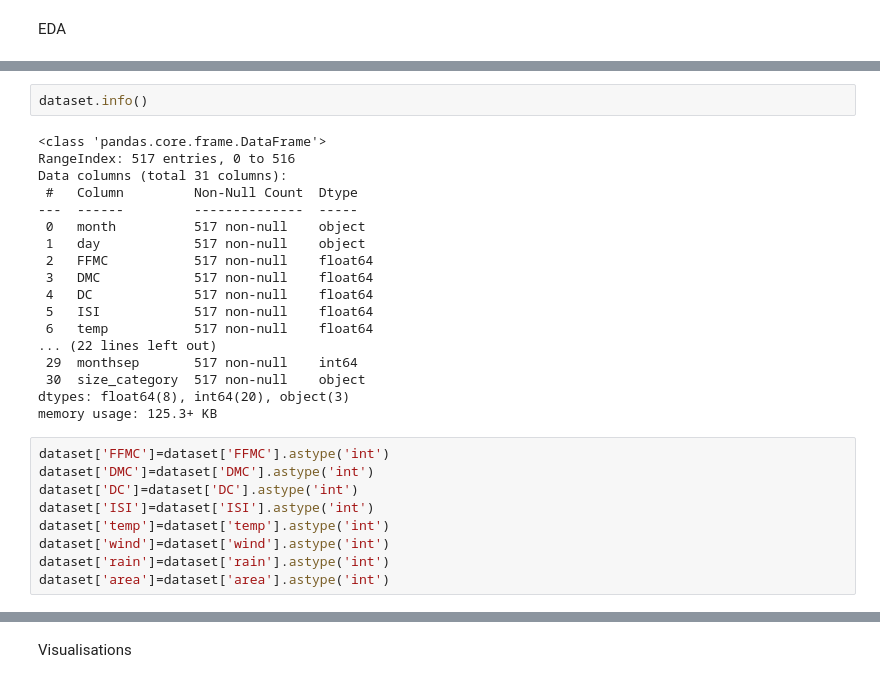
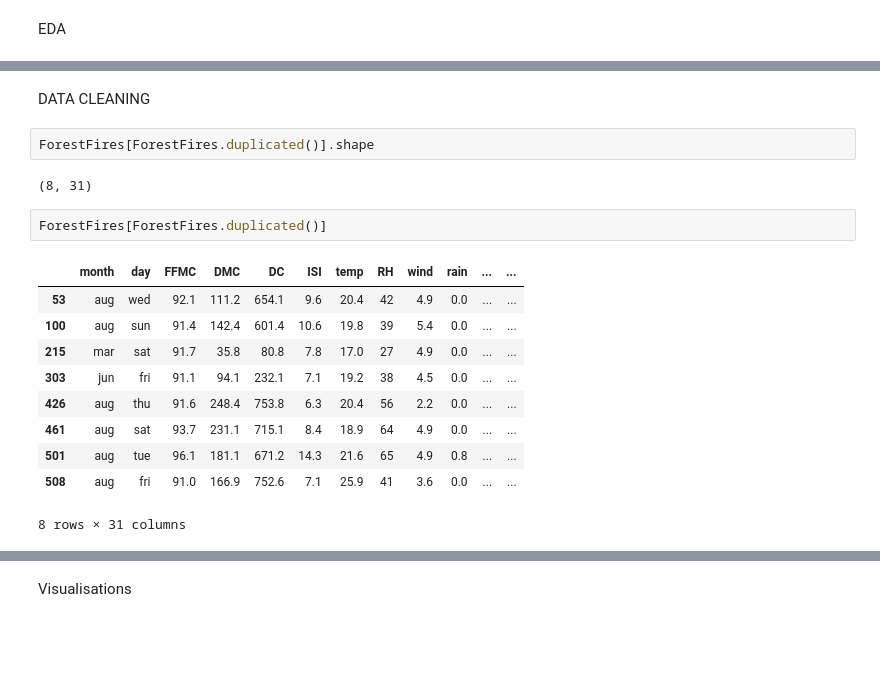
Before and after one commit to aravind7655/ML-Case-Studies, a Jupyter notebook: ForestFires.ipynb, the cells around one changed output, grey strips where cells are left out. Cells and saved outputs as stored; diff of their text form; blank space fills up the shorter version.

```diff
--- a/ForestFires.ipynb
+++ b/ForestFires.ipynb
@@ -84,29 +72,19 @@ Length: 517, dtype: bool
-# %%
-dataset.info()
-# %% [output]
-<class 'pandas.core.frame.DataFrame'>
-RangeIndex: 517 entries, 0 to 516
-Data columns (total 31 columns):
- #   Column         Non-Null Count  Dtype
----  ------         --------------  -----
- 0   month          517 non-null    object
- 1   day            517 non-null    object
- 2   FFMC           517 non-null    float64
- 3   DMC            517 non-null    float64
- 4   DC             517 non-null    float64
- 5   ISI            517 non-null    float64
- 6   temp           517 non-null    float64
-... (22 lines left out)
- 29  monthsep       517 non-null    int64
- 30  size_category  517 non-null    object
-dtypes: float64(8), int64(20), object(3)
-memory usage: 125.3+ KB
-# %%
-dataset['FFMC']=dataset['FFMC'].astype('int')
-dataset['DMC']=dataset['DMC'].astype('int')
-dataset['DC']=dataset['DC'].astype('int')
-dataset['ISI']=dataset['ISI'].astype('int')
-dataset['temp']=dataset['temp'].astype('int')
-dataset['wind']=dataset['wind'].astype('int')
-dataset['rain']=dataset['rain'].astype('int')
-dataset['area']=dataset['area'].astype('int')
+# %% [markdown]
+DATA CLEANING
+# %%
+ForestFires[ForestFires.duplicated()].shape
+# %% [output]
+(8, 31)
+# %%
+ForestFires[ForestFires.duplicated()]
+# %% [output]
+|  | month | day | FFMC | DMC | DC | ISI | temp | RH | wind | rain | ... | ... |
+| 53 | aug | wed | 92.1 | 111.2 | 654.1 | 9.6 | 20.4 | 42 | 4.9 | 0.0 | ... | ... |
+| 100 | aug | sun | 91.4 | 142.4 | 601.4 | 10.6 | 19.8 | 39 | 5.4 | 0.0 | ... | ... |
+| 215 | mar | sat | 91.7 | 35.8 | 80.8 | 7.8 | 17.0 | 27 | 4.9 | 0.0 | ... | ... |
+| 303 | jun | fri | 91.1 | 94.1 | 232.1 | 7.1 | 19.2 | 38 | 4.5 | 0.0 | ... | ... |
+| 426 | aug | thu | 91.6 | 248.4 | 753.8 | 6.3 | 20.4 | 56 | 2.2 | 0.0 | ... | ... |
+| 461 | aug | sat | 93.7 | 231.1 | 715.1 | 8.4 | 18.9 | 64 | 4.9 | 0.0 | ... | ... |
+| 501 | aug | tue | 96.1 | 181.1 | 671.2 | 14.3 | 21.6 | 65 | 4.9 | 0.8 | ... | ... |
+| 508 | aug | fri | 91.0 | 166.9 | 752.6 | 7.1 | 25.9 | 41 | 3.6 | 0.0 | ... | ... |
+8 rows × 31 columns
```
Also changed, not shown: parts of 44 cells of this notebook, 1 other file.
